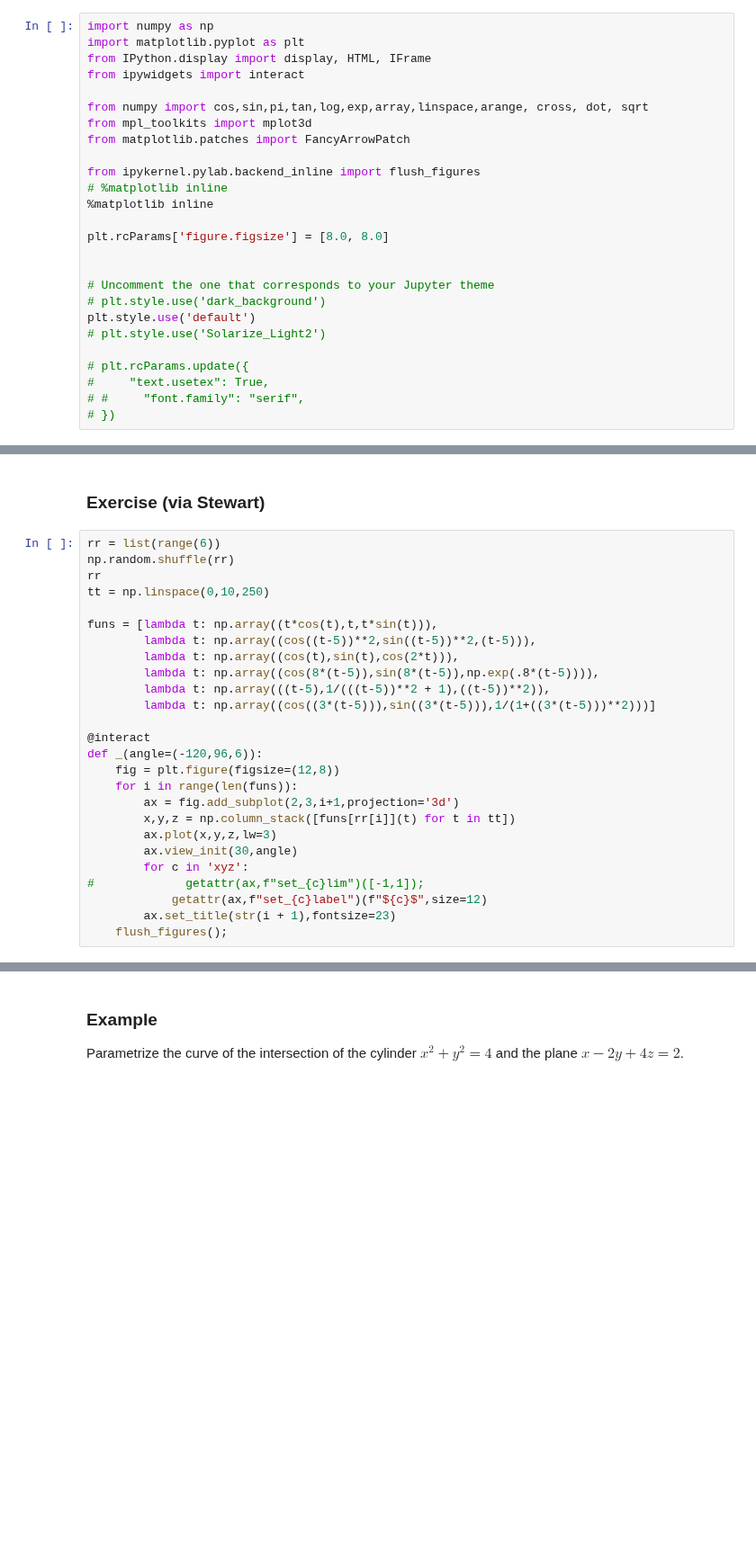
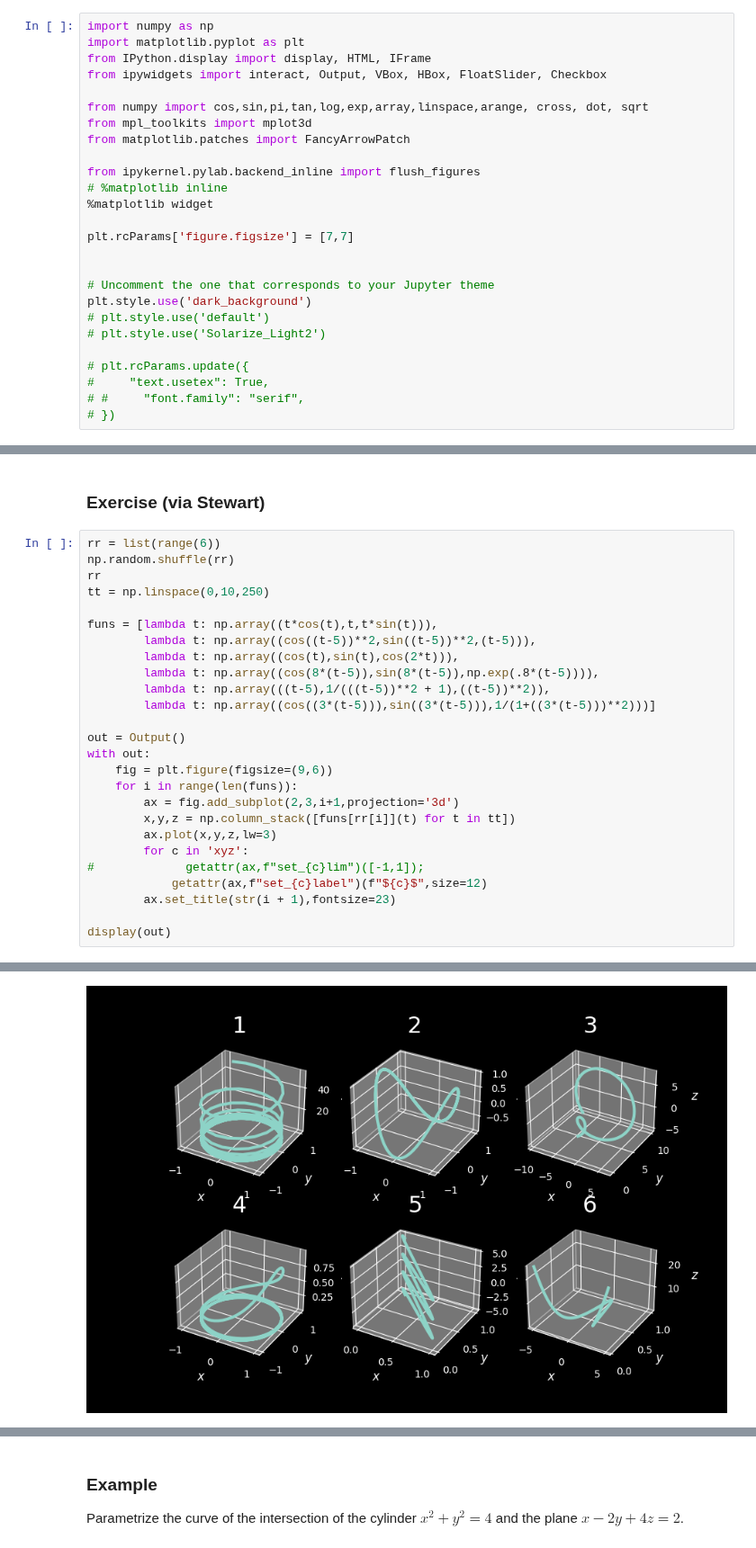
Before and after one commit to drewyoungren/mvc, a Jupyter notebook: lec/mvc-L04.ipynb, the cells around one changed output, grey strips where cells are left out. Shown at 90% size. Saved outputs shown, nothing was run; the diff lists cells and outputs as text; blank space fills up the shorter version.

Commit message:
Widgetize

```diff
--- a/lec/mvc-L04.ipynb
+++ b/lec/mvc-L04.ipynb
@@ -2,7 +2,7 @@
 import numpy as np
 import matplotlib.pyplot as plt
 from IPython.display import display, HTML, IFrame
-from ipywidgets import interact
+from ipywidgets import interact, Output, VBox, HBox, FloatSlider, Checkbox
 
 from numpy import cos,sin,pi,tan,log,exp,array,linspace,arange, cross, dot, sqrt
 from mpl_toolkits import mplot3d
@@ -10,14 +10,14 @@ from matplotlib.patches import FancyArrowPatch
 
 from ipykernel.pylab.backend_inline import flush_figures
 # %matplotlib inline
-%matplotlib inline
+%matplotlib widget
 
-plt.rcParams['figure.figsize'] = [8.0, 8.0]
+plt.rcParams['figure.figsize'] = [7,7]
 
 
 # Uncomment the one that corresponds to your Jupyter theme
-# plt.style.use('dark_background')
-plt.style.use('default')
+plt.style.use('dark_background')
+# plt.style.use('default')
 # plt.style.use('Solarize_Light2')
 
 # plt.rcParams.update({
@@ -166,17 +151,17 @@ funs = [lambda t: np.array((t*cos(t),t,t*sin(t))),
         lambda t: np.array(((t-5),1/(((t-5))**2 + 1),((t-5))**2)),
         lambda t: np.array((cos((3*(t-5))),sin((3*(t-5))),1/(1+((3*(t-5)))**2)))]
 
-@interact
-def _(angle=(-120,96,6)):
-    fig = plt.figure(figsize=(12,8))
+out = Output()
+with out:
+    fig = plt.figure(figsize=(9,6))
     for i in range(len(funs)):
         ax = fig.add_subplot(2,3,i+1,projection='3d')
         x,y,z = np.column_stack([funs[rr[i]](t) for t in tt])
         ax.plot(x,y,z,lw=3)
-        ax.view_init(30,angle)
         for c in 'xyz':
 #             getattr(ax,f"set_{c}lim")([-1,1]);
             getattr(ax,f"set_{c}label")(f"${c}$",size=12)
         ax.set_title(str(i + 1),fontsize=23)
-    flush_figures();
+
+display(out)
 # %% [output]
@@ -184,3 +169,4 @@ interactive(children=(IntSlider(value=-12, description='angle', max=96, min=-120
+[figure, added]
 # %% [markdown]
 <table>
     <tr>
```
Also changed, not shown: parts of 26 cells of this notebook.
